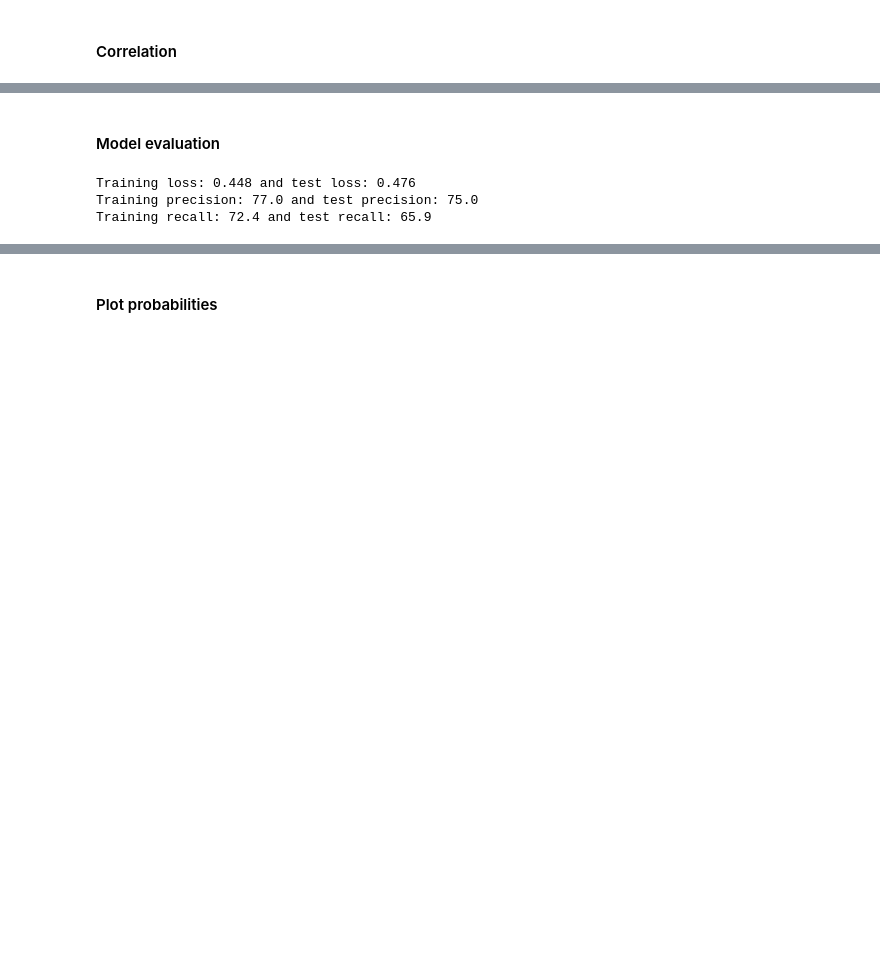
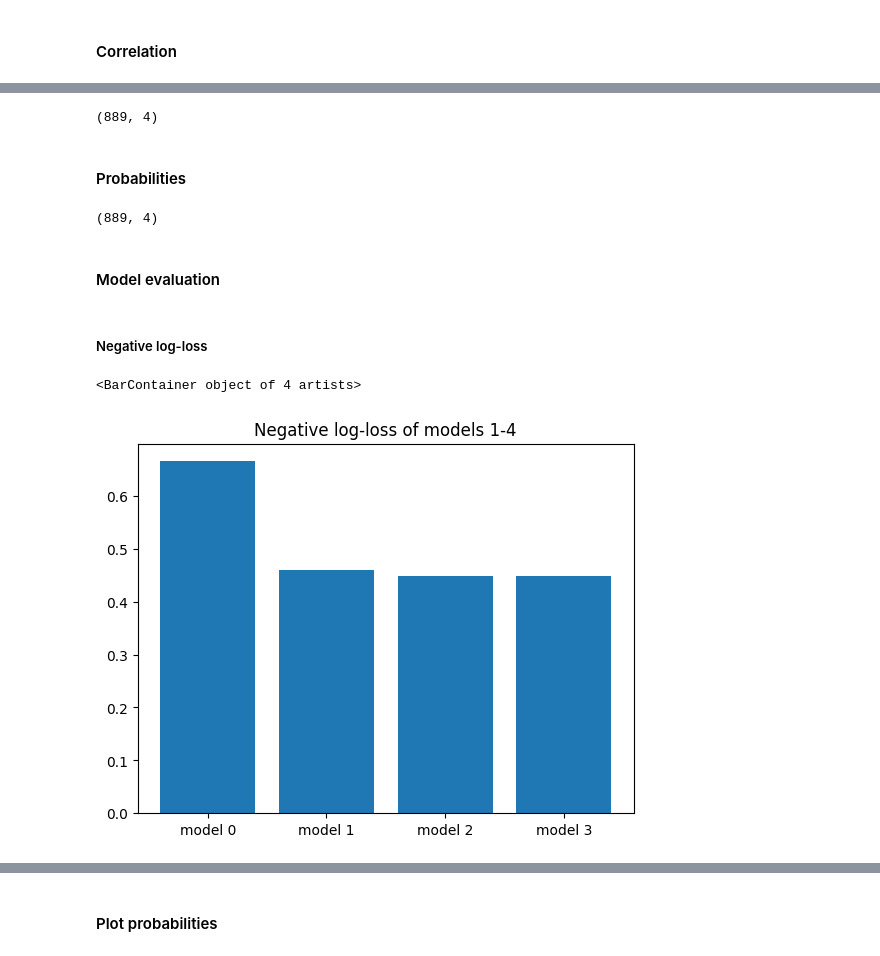
Before and after one commit to madskoefoed/Titanic, a Jupyter notebook: titanic.ipynb, the cells around one changed output, grey strips where cells are left out. Saved outputs shown, nothing was run; the diff lists cells and outputs as text; code cells hidden in the pictures; blank space fills up the shorter version.

```diff
--- a/titanic.ipynb
+++ b/titanic.ipynb
@@ -163,0 +180,4 @@ y_test_prob   = model.predict_proba(x_test)[:, 1]
+# %%
+model3 = LogisticRegression(penalty=None, fit_intercept=True).fit(x3, y)
+print("Model intercept:", model3.intercept_)
+print("Model coefficients:", model3.coef_)
@@ -163,0 +193,4 @@ y_test_prob   = model.predict_proba(x_test)[:, 1]
+# %%
+model4 = LogisticRegression(penalty=None, fit_intercept=True).fit(x4, y)
+print("Model intercept:", model4.intercept_)
+print("Model coefficients:", model4.coef_)
@@ -164,10 +203,30 @@ y_test_prob   = model.predict_proba(x_test)[:, 1]
+# %%
+y_fit = np.concatenate((np.full(df.shape[0], 1) if survival_prob >= 0.5 else np.full(df.shape[0], 0).reshape(-1, 1),
+                    model2.predict(x2).reshape(-1, 1),
+                    model3.predict(x3).reshape(-1, 1),
+                    model4.predict(x4).reshape(-1, 1)), axis=1)
+y_fit.shape
+# %% [output]
+(889, 4)
+# %% [markdown]
+#### Probabilities
+# %%
+y_prob = np.concatenate((np.full(df.shape[0], survival_prob).reshape(-1, 1),
+                model2.predict_proba(x2)[:, 1].reshape(-1, 1),
+                model3.predict_proba(x3)[:, 1].reshape(-1, 1),
+                model4.predict_proba(x4)[:, 1].reshape(-1, 1)), axis=1)
+y_prob.shape
+# %% [output]
+(889, 4)
 # %% [markdown]
 #### Model evaluation
-# %%
-print("Training loss: {:.3f} and test loss: {:.3f}".format(log_loss(y_train, y_train_prob), log_loss(y_test, y_test_prob)))
-print("Training precision: {:.1f} and test precision: {:.1f}".format(precision_score(y_train, y_train_binary)*100, precision_score(y_test, y_test_binary)*100))
-print("Training recall: {:.1f} and test recall: {:.1f}".format(recall_score(y_train, y_train_binary)*100, recall_score(y_test, y_test_binary)*100))
-# %% [output]
-Training loss: 0.448 and test loss: 0.476
-Training precision: 77.0 and test precision: 75.0
-Training recall: 72.4 and test recall: 65.9
+# %% [markdown]
+##### Negative log-loss
+# %%
+ll = [log_loss(y, y_prob[:, i]) for i in range(y_prob.shape[1])]
+
+plt.title("Negative log-loss of models 1-{}".format(y_prob.shape[1]))
+plt.bar(["model " + str(i) for i in range(y_prob.shape[1])], height=ll)
+# %% [output]
+<BarContainer object of 4 artists>
+[figure, added]
```
Also changed, not shown: parts of 30 cells of this notebook.
